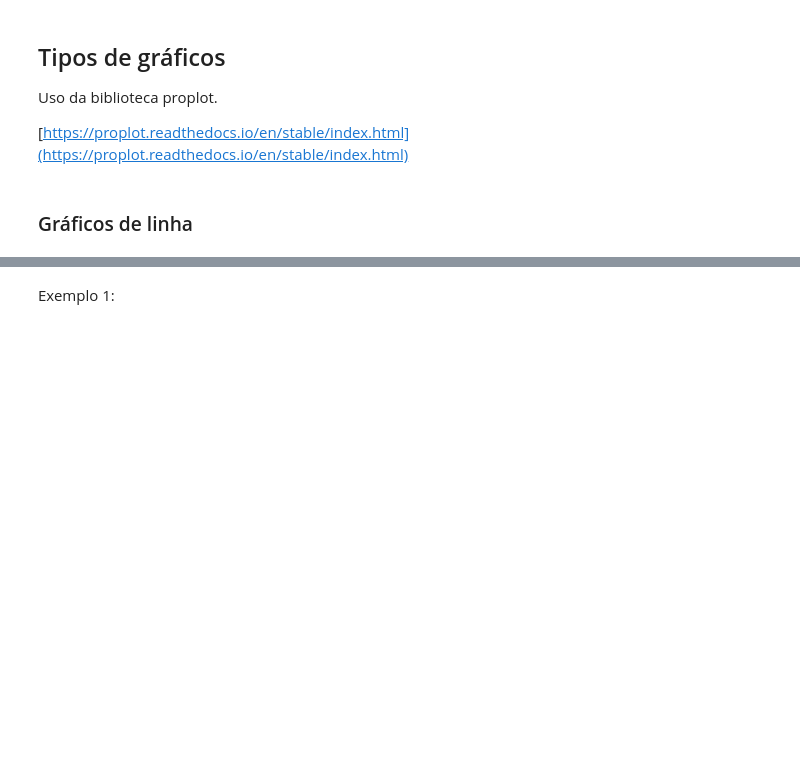
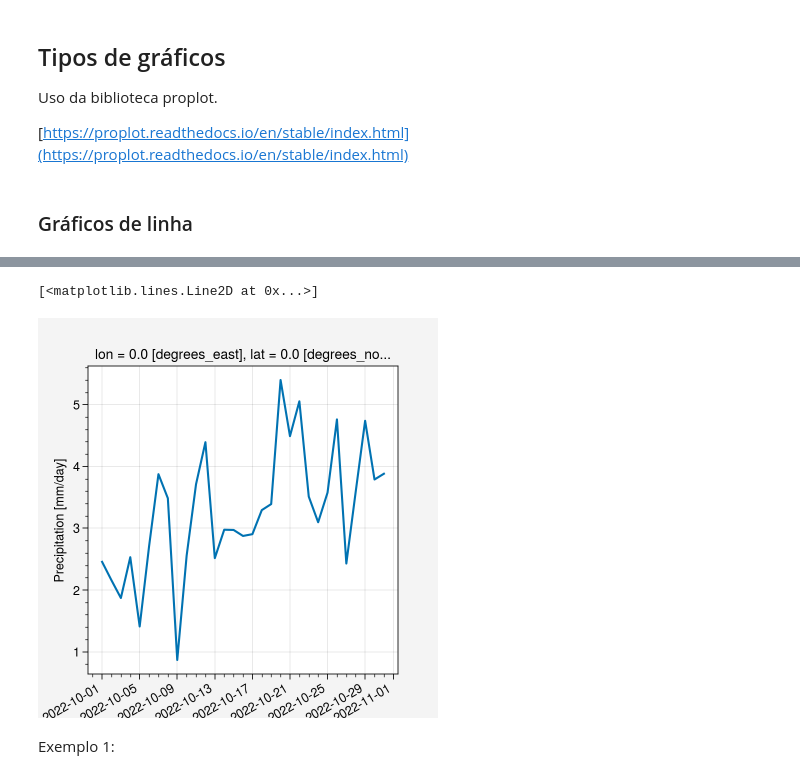
Before and after one commit to jgmsantos/cbmet_XXII, a Jupyter notebook: scripts/graficos.ipynb, the cells around one changed output, grey strips where cells are left out. Saved outputs shown, nothing was run; the diff lists cells and outputs as text; code cells hidden in the pictures; blank space fills up the shorter version.

```diff
--- a/scripts/graficos.ipynb
+++ b/scripts/graficos.ipynb
@@ -32,0 +35,4 @@ Uso da biblioteca proplot.
+# %%
+ds = xr.open_dataset("../dados/serie.chuva.202210.nc")
+
+ds
@@ -33,3 +55,8 @@ Uso da biblioteca proplot.
+# %%
+ds.prec[:,0,0].plot()
+# %% [output]
+[<matplotlib.lines.Line2D at 0x...>]
+[figure, added]
 # %% [markdown]
 Exemplo 1:
 # %%
```
Also changed, not shown: parts of 5 cells of this notebook, 3 other files.
